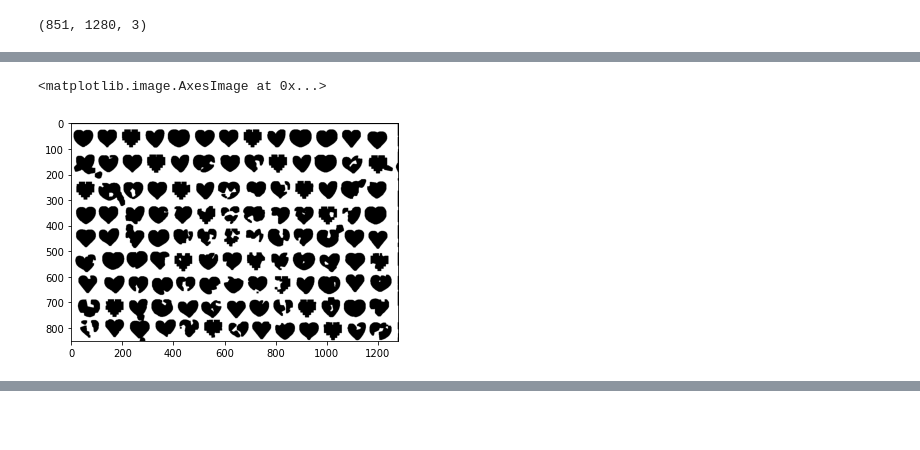
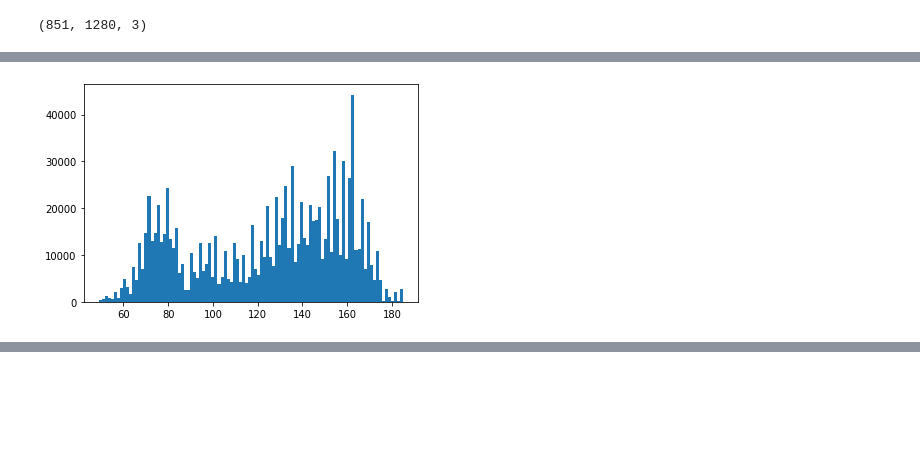
Before and after one commit to AnastasiiaKarliuk/CV, a Jupyter notebook: Hw_1.ipynb, the cells around one changed output, grey strips where cells are left out. Saved outputs shown, nothing was run; the diff lists cells and outputs as text; code cells hidden in the pictures; blank space fills up the shorter version.

```diff
--- a/Hw_1.ipynb
+++ b/Hw_1.ipynb
@@ -85,7 +92,11 @@ plt.show()
 # %%
-tr, bin_img = cv2.threshold(img[:, :, 1], 145, 255, cv2.THRESH_BINARY_INV)
-bin_img = cv2.erode(bin_img, np.ones((7, 7), np.uint8), iterations=1)
-plt.imshow(bin_img, cmap='gray')
+# tr, bin_img = cv2.threshold(img[:, :, 1], 145, 255, cv2.THRESH_BINARY_INV)
+# bin_img = cv2.erode(bin_img, np.ones((3, 3), np.uint8), iterations=1)
+# plt.imshow(bin_img, cmap='gray')
-# %% [output]
-<matplotlib.image.AxesImage at 0x...>
-[figure, removed]
+# %%
+r, g, b = cv2.split(img)
+# %%
+plt.hist(b.ravel(), bins=100)
+plt.show()
+# %% [output]
+[figure, added]
```
Also changed, not shown: parts of 10 cells of this notebook.
